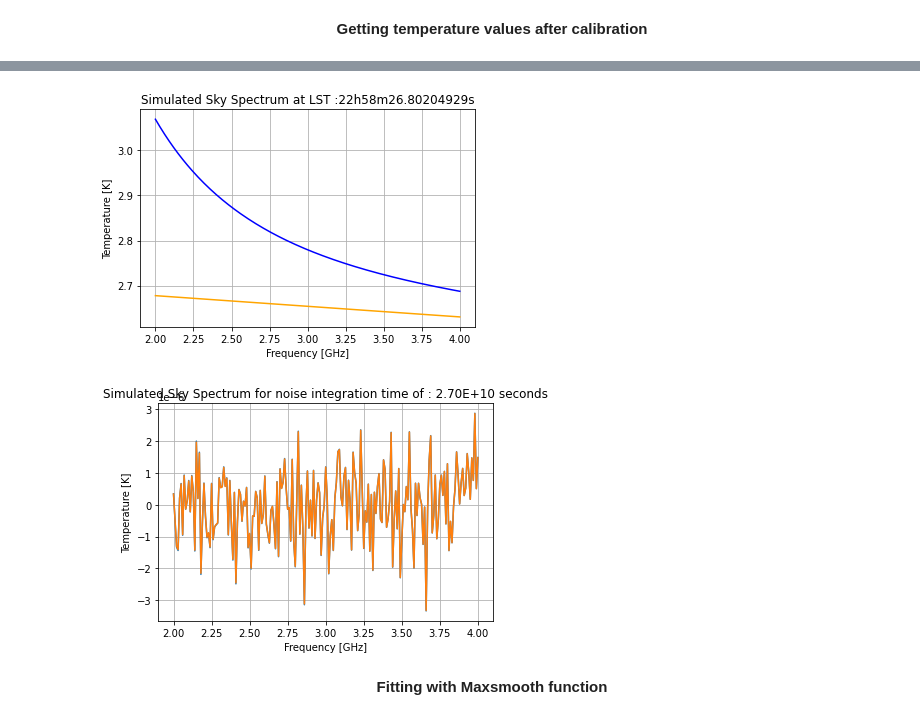
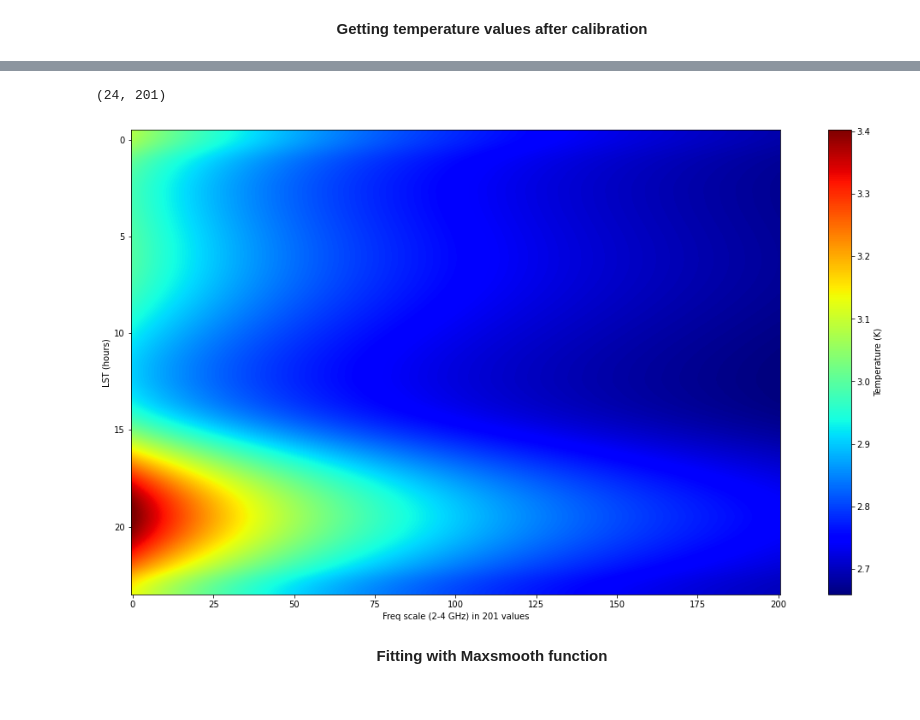
Before and after one commit to mayurisrao/APSERa, a Jupyter notebook: APSERa_code.ipynb, the cells around one changed output, grey strips where cells are left out. Cells and saved outputs as stored; diff of their text form; code cells hidden in the pictures.

```diff
--- a/APSERa_code.ipynb
+++ b/APSERa_code.ipynb
@@ -32,3 +33,14 @@ WARNING: version mismatch between CFITSIO header (v4.000999999999999) and linked
 
 
 WARNING: version mismatch between CFITSIO header (v4.000999999999999) and linked library (v4.01).
+# %%
+start_time_in_UTC = '2012-05-20 1:45:00'
+n_spectra = 24
+delta_t_in_hours = 1
+
+t = Time(start_time_in_UTC, format = 'iso', scale= 'utc')
+print(t)
+
+ts = TimeSeries(time_start= '2012-05-20 1:45:00', time_delta= delta_t_in_hours *u.hour, n_samples= n_spectra)
+ts = ts.time
+print(ts)
@@ -188 +242,23 @@ while(i< No_of_Channels):
+# %%
+x = freqs
+Obs = ephem.Observer()
+t = Time(Time_in_UTC, scale='utc',location= EarthLocation(lat = latitude*u.deg, lon=longitude*u.deg, height=altitude*u.m))
+lst = t.sidereal_time('apparent')
+y = np.array(lst)
+z = np.array(spectra)
+
+print(z.shape)
+
+fig = plt.figure()
+fig.set_figheight(10)
+fig.set_figwidth(20)
+plt.imshow(z,cmap= 'jet',aspect='6',interpolation= 'spline16')
+bar = plt.colorbar()
+plt.xlabel('Freq scale (2-4 GHz) in 201 values')
+plt.ylabel('LST (hours)')
+bar.set_label('Temperature (K)')
+plt.show()
+# %% [output]
+(24, 201)
+[figure, added]
 # %%
@@ -206,27 +285,25 @@ cross_imag1 = cross_imag1 + array*sigma1
 # %%
-Obs = ephem.Observer()
-t = Time(Time_in_UTC, scale='utc',location=(longitude, latitude))
-lst = t.sidereal_time('apparent')
+#Added this cell code above!
+
+#Obs = ephem.Observer()
+# t = Time(Time_in_UTC, scale='utc',location=(longitude, latitude))
+# lst = t.sidereal_time('apparent')
 
 
-plt.plot(freqs, cross_real, color = 'blue')
-plt.plot(freqs, cross_real1, color = 'orange')
-plt.xlabel('Frequency [GHz]')
-plt.ylabel('Temperature [K]')
-plt.title('Simulated Sky Spectrum at LST :%s'%lst)
-plt.grid()
-plt.show()
+# plt.plot(freqs, spectra, color = 'orange')
+# plt.xlabel('Frequency [GHz]')
+# plt.ylabel('Temperature [K]')
+# plt.title('Simulated Sky Spectrum at LST :%s'%lst)
+# plt.grid()
+# plt.show()
 
-plt.plot(freqs, cross_imag)
-plt.plot(freqs, cross_imag1)
-plt.xlabel('Frequency [GHz]')
-plt.ylabel('Temperature [K]')
-plt.title('Simulated Sky Spectrum for noise integration time of : %.2E seconds'%Noise_int_time)
-plt.grid()
-plt.show()
+
+# plt.plot(freqs, spectra_cross_imag, color = 'orange')
+# plt.xlabel('Frequency [GHz]')
+# plt.ylabel('Temperature [K]')
+# plt.title('Simulated Sky Spectrum for noise integration time of : %.2E seconds'%Noise_int_time)
+# plt.grid()
+# plt.show()
-# %% [output]
-[figure, removed]
-[figure, removed]
 # %% [markdown]
 <div align="center"><b> Fitting with Maxsmooth function </b></div>
 # %%
```
Also changed, not shown: parts of 9 cells of this notebook.
